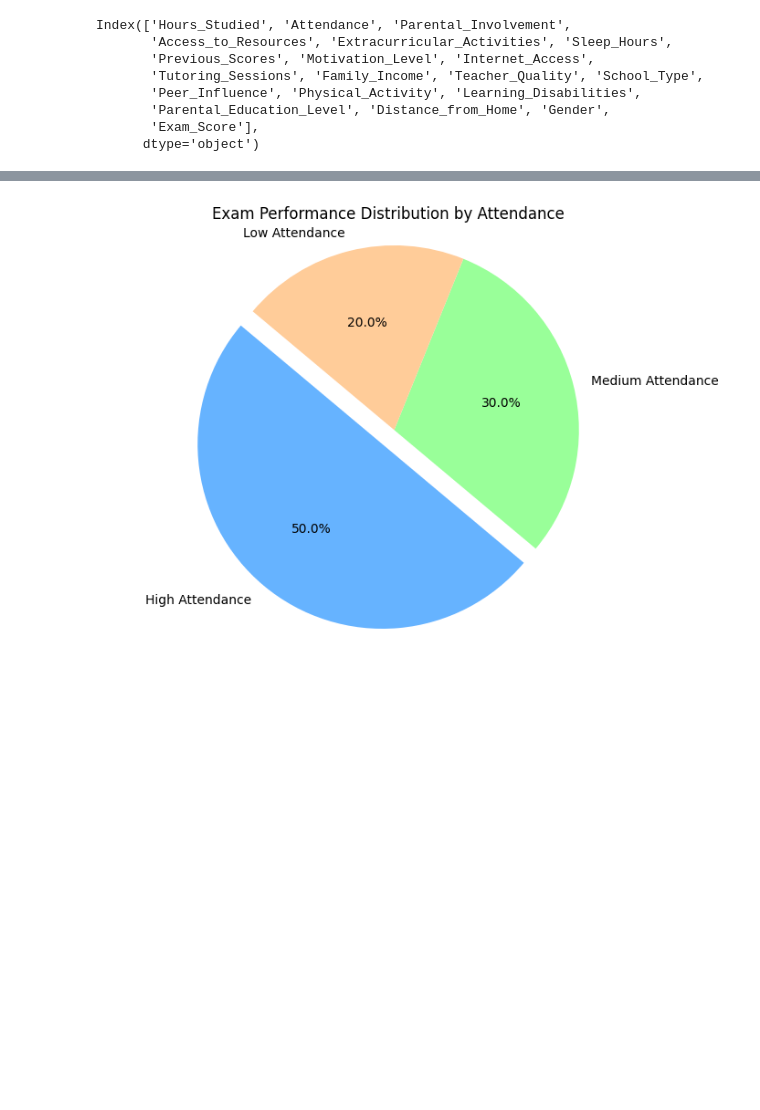
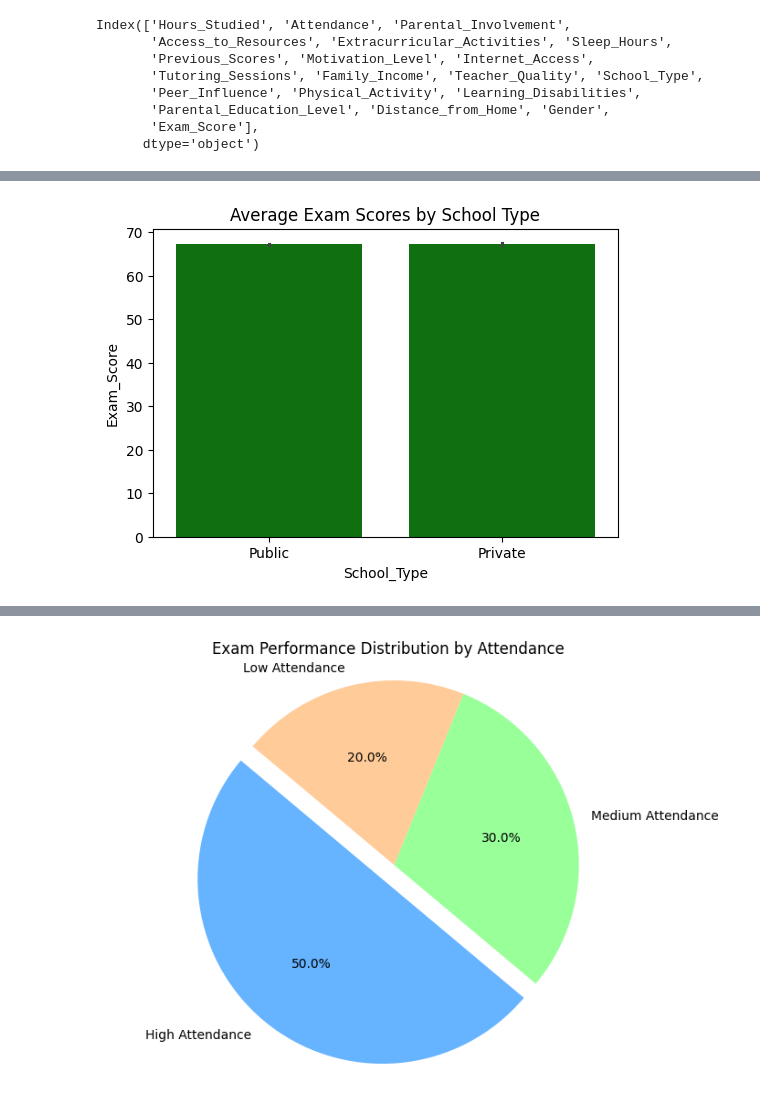
Before and after one commit to ANJANAMB1/Project, a Jupyter notebook: Student.ipynb, the cells around one changed output, grey strips where cells are left out. Cells and saved outputs as stored; diff of their text form; code cells hidden in the pictures; blank space fills up the shorter version.

```diff
--- a/Student.ipynb
+++ b/Student.ipynb
@@ -265,0 +253,8 @@ plt.show()
+# %%
+#Bar plot to visualize the average Exam_Score by School Type
+plt.figure(figsize=(6, 4))
+sns.barplot(x='School_Type', y='Exam_Score', data=df,color='green')
+plt.title('Average Exam Scores by School Type')
+plt.show()
+# %% [output]
+[figure, added]
```
Also changed, not shown: parts of 19 cells of this notebook.
